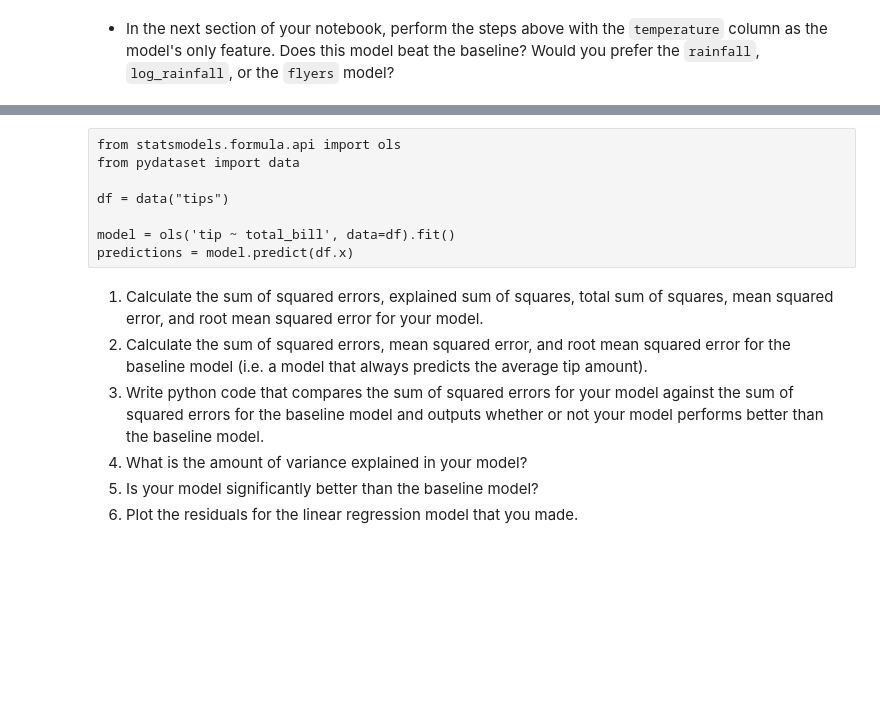
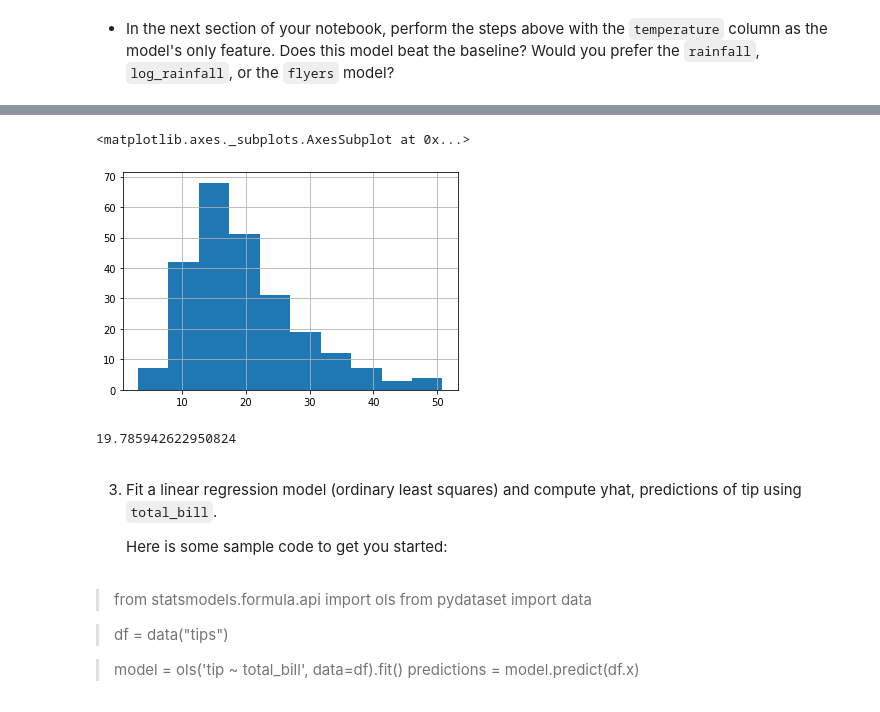
Before and after one commit to Brandon-Martinez27/regression-exercises, a Jupyter notebook: evaluate.ipynb, the cells around one changed output, grey strips where cells are left out. Drawn from its saved outputs; the diff is of its cells as text; code cells hidden in the pictures; blank space fills up the shorter version.

```diff
--- a/evaluate.ipynb
+++ b/evaluate.ipynb
@@ -236,0 +421,4 @@ Flyers Model:  6083.326244705024
+# %%
+from pydataset import data
+tips = data('tips')
+tips.head()
@@ -244,15 +434,5 @@ Here is some sample code to get you started:
-# %% [raw]
-from statsmodels.formula.api import ols
-from pydataset import data
-
-df = data("tips")
-
-model = ols('tip ~ total_bill', data=df).fit()
-predictions = model.predict(df.x)
-# %% [markdown]
-1. Calculate the sum of squared errors, explained sum of squares, total sum of squares, mean squared error, and root mean squared error for your model.
-2. Calculate the sum of squared errors, mean squared error, and root mean squared error for the baseline model (i.e. a model that always predicts the average tip amount).
-3. Write python code that compares the sum of squared errors for your model against the sum of squared errors for the baseline model and outputs whether or not your model performs better than the baseline model.
-4. What is the amount of variance explained in your model?
-5. Is your model significantly better than the baseline model?
-6. Plot the residuals for the linear regression model that you made.
+# %%
+tips.total_bill.hist()
+# %% [output]
+<matplotlib.axes._subplots.AxesSubplot at 0x...>
+[figure, added]
@@ -258,0 +442,16 @@ predictions = model.predict(df.x)
+# %%
+baseline
+# %% [output]
+19.785942622950824
+# %% [markdown]
+3. Fit a linear regression model (ordinary least squares) and compute yhat, predictions of tip using `total_bill`.
+
+    Here is some sample code to get you started:
+# %% [markdown]
+>from statsmodels.formula.api import ols
+from pydataset import data
+
+>df = data("tips")
+
+>model = ols('tip ~ total_bill', data=df).fit()
+predictions = model.predict(df.x)
```
Also changed, not shown: parts of 31 cells of this notebook.
